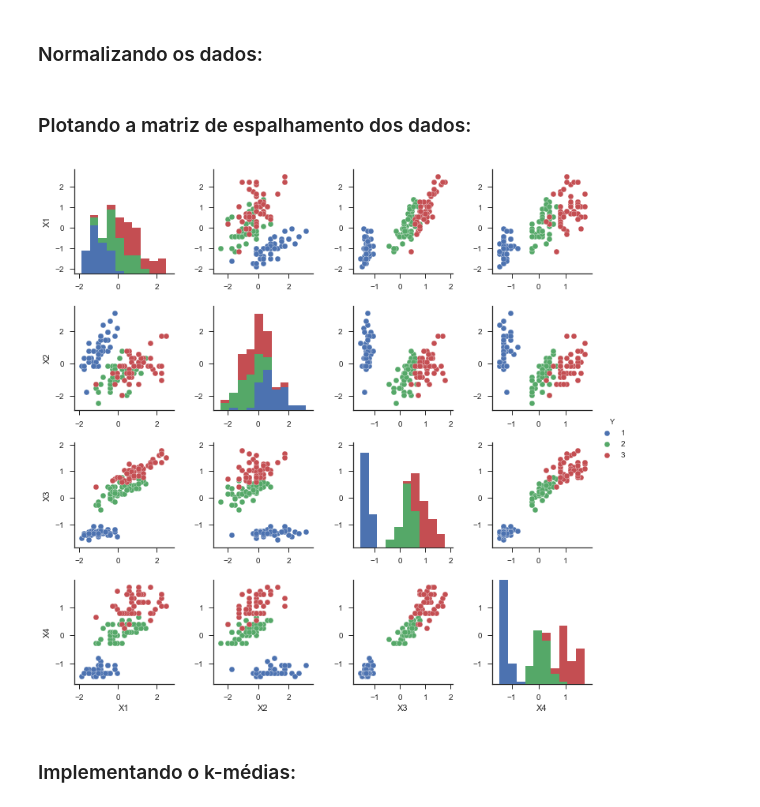
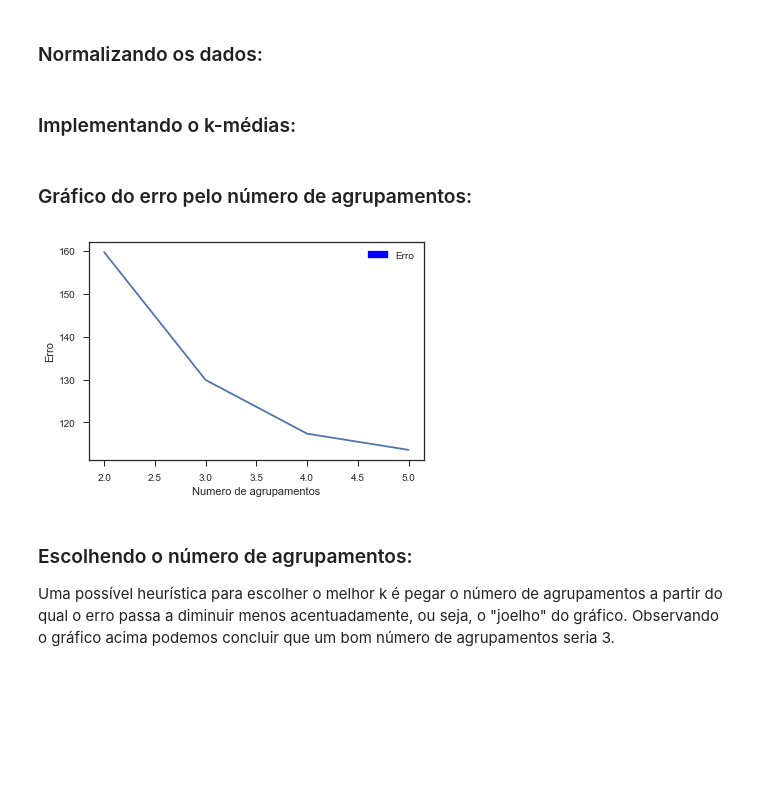
Before and after one commit to DaviBrg/machine_learning-ckp8277, a Jupyter notebook: exercise_5/exercise_5_machine_learning.ipynb, the cells around one changed output. Saved outputs shown, nothing was run; the diff lists cells and outputs as text; code cells hidden in the pictures; blank space fills up the shorter version.

```diff
--- a/exercise_5/exercise_5_machine_learning.ipynb
+++ b/exercise_5/exercise_5_machine_learning.ipynb
@@ -37,17 +37,6 @@ df_inputs = df[attributes[:-1]]
 df_inputs_norm = df_inputs.apply(lambda series: (series - series.mean())/series.std(ddof=0))
 df_inputs_norm['Y'] = df['Y']
 data = df_inputs_norm[attributes[:-1]].values
-# %% [markdown]
-### Plotando a matriz de espalhamento dos dados:
-# %%
-import matplotlib.pyplot as plt
-import seaborn as sns
-
-sns.set(style="ticks")
-sns.pairplot(df_inputs_norm, hue='Y', vars = attributes[:-1])
-plt.show()
-# %% [output]
-[figure, removed]
 # %% [markdown]
 ### Implementando o k-médias:
 # %%
@@ -88,3 +79,28 @@ class KMeans:
         classified_data = zip(map(self.classify, data), data)
         error = map(lambda i: np.linalg.norm(i[1] - self.means[i[0]]), classified_data)
         return np.asarray(error).sum()
+# %% [markdown]
+### Gráfico do erro pelo número de agrupamentos:
+# %%
+import matplotlib.pyplot as plt
+import matplotlib.patches as mpatches
+
+n = 5
+errors = []
+for i in range(2,n+1):
+    clf_t = KMeans(i)
+    clf_t.train(data)
+    errors.append(clf_t.error(data))
+
+blue_patch = mpatches.Patch(color='blue', label='Erro')
+plt.legend(handles=[blue_patch])
+
+plt.plot(range(2,n+1), errors)
+plt.xlabel("Numero de agrupamentos")
+plt.ylabel("Erro")
+plt.show()
+# %% [output]
+[figure, added]
+# %% [markdown]
+### Escolhendo o número de agrupamentos:
+ Uma possível heurística para escolher o melhor k é pegar o número de agrupamentos a partir do qual o erro passa a diminuir menos acentuadamente, ou seja, o "joelho" do gráfico. Observando o gráfico acima podemos concluir que um bom número de agrupamentos seria 3.
```
Also changed, not shown: parts of 7 cells of this notebook.
